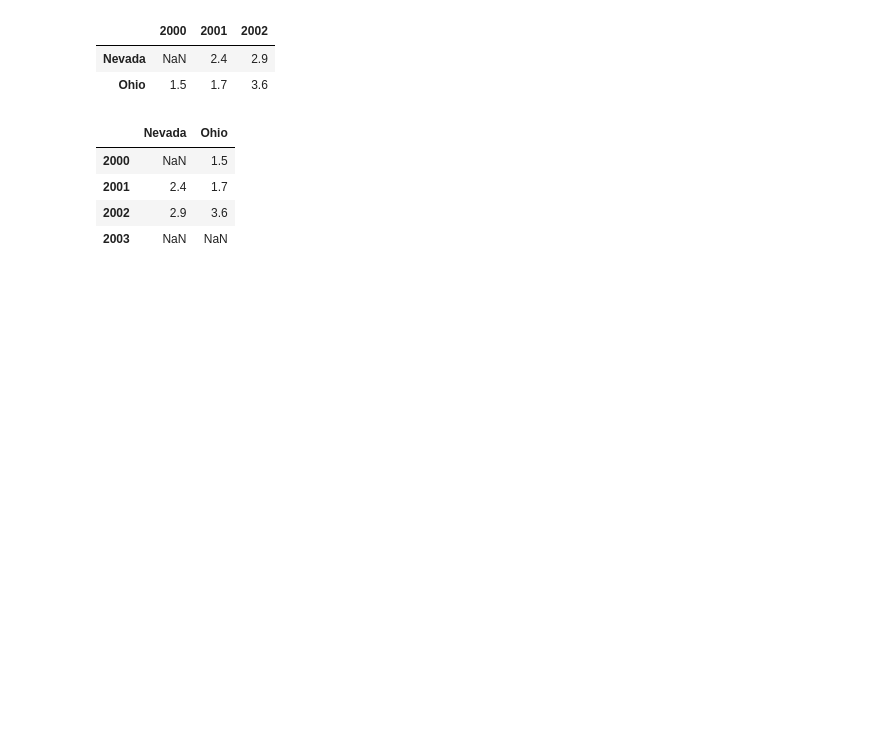
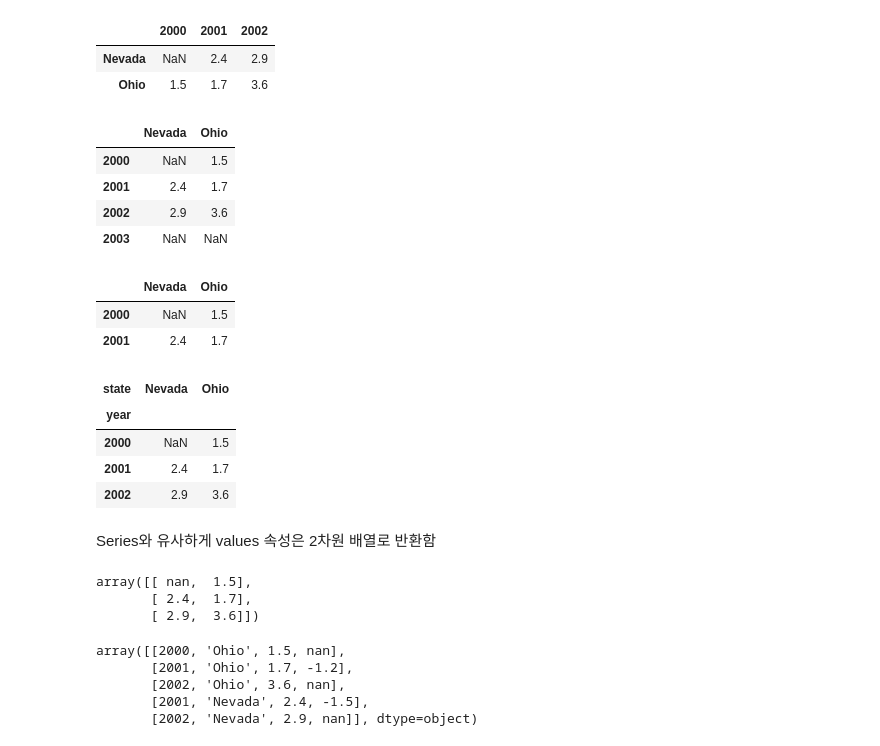
Before and after one commit to jaegookim/PythonBasic, a Jupyter notebook: pandas basic 01.ipynb, the cells around one changed output. Saved outputs shown, nothing was run; the diff lists cells and outputs as text; code cells hidden in the pictures; blank space fills up the shorter version.

```diff
--- a/pandas basic 01.ipynb
+++ b/pandas basic 01.ipynb
@@ -383,3 +383,36 @@ df3
 | 2001 | 2.4 | 1.7 |
 | 2002 | 2.9 | 3.6 |
 | 2003 | NaN | NaN |
+# %%
+DataFrame({'Ohio' : df2['Ohio'][:-1], 'Nevada' : df2['Nevada'][:2]})
+# %% [output]
+|  | Nevada | Ohio |
+| 2000 | NaN | 1.5 |
+| 2001 | 2.4 | 1.7 |
+# %%
+df2.index.name = 'year'
+df2.columns.name = 'state'
+# %%
+df2
+# %% [output]
+| state | Nevada | Ohio |
+| year |  |  |
+| 2000 | NaN | 1.5 |
+| 2001 | 2.4 | 1.7 |
+| 2002 | 2.9 | 3.6 |
+# %% [markdown]
+Series와 유사하게 values 속성은 2차원 배열로 반환함
+# %%
+df2.values
+# %% [output]
+array([[ nan,  1.5],
+       [ 2.4,  1.7],
+       [ 2.9,  3.6]])
+# %%
+df.values
+# %% [output]
+array([[2000, 'Ohio', 1.5, nan],
+       [2001, 'Ohio', 1.7, -1.2],
+       [2002, 'Ohio', 3.6, nan],
+       [2001, 'Nevada', 2.4, -1.5],
+       [2002, 'Nevada', 2.9, nan]], dtype=object)
```
Also changed, not shown: parts of 14 cells of this notebook.
